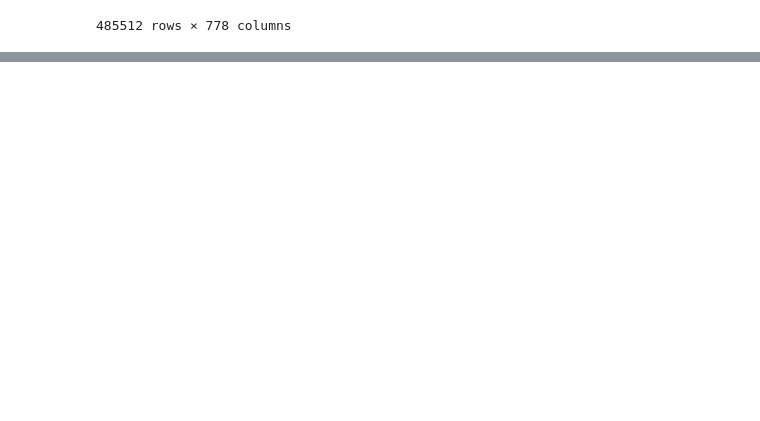
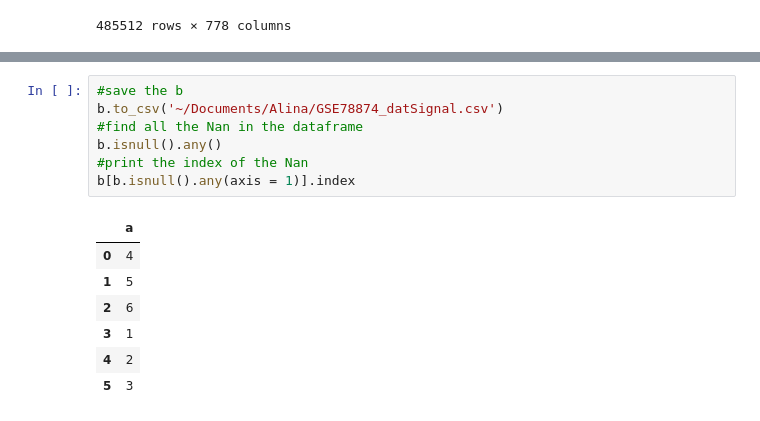
Before and after one commit to binweiyan/code, a Jupyter notebook: Untitled-1.ipynb, the cells around one changed output, grey strips where cells are left out. Saved outputs shown, nothing was run; the diff lists cells and outputs as text; blank space fills up the shorter version.

```diff
--- a/Untitled-1.ipynb
+++ b/Untitled-1.ipynb
@@ -117,0 +146,15 @@ pd.read_csv('~/Documents/Alina/GSE78874_datSignal.csv')
+# %%
+#save the b
+b.to_csv('~/Documents/Alina/GSE78874_datSignal.csv')
+#find all the Nan in the dataframe
+b.isnull().any()
+#print the index of the Nan
+b[b.isnull().any(axis = 1)].index
+# %% [output]
+|  | a |
+| 0 | 4 |
+| 1 | 5 |
+| 2 | 6 |
+| 3 | 1 |
+| 4 | 2 |
+| 5 | 3 |
```
Also changed, not shown: parts of 5 cells of this notebook.
